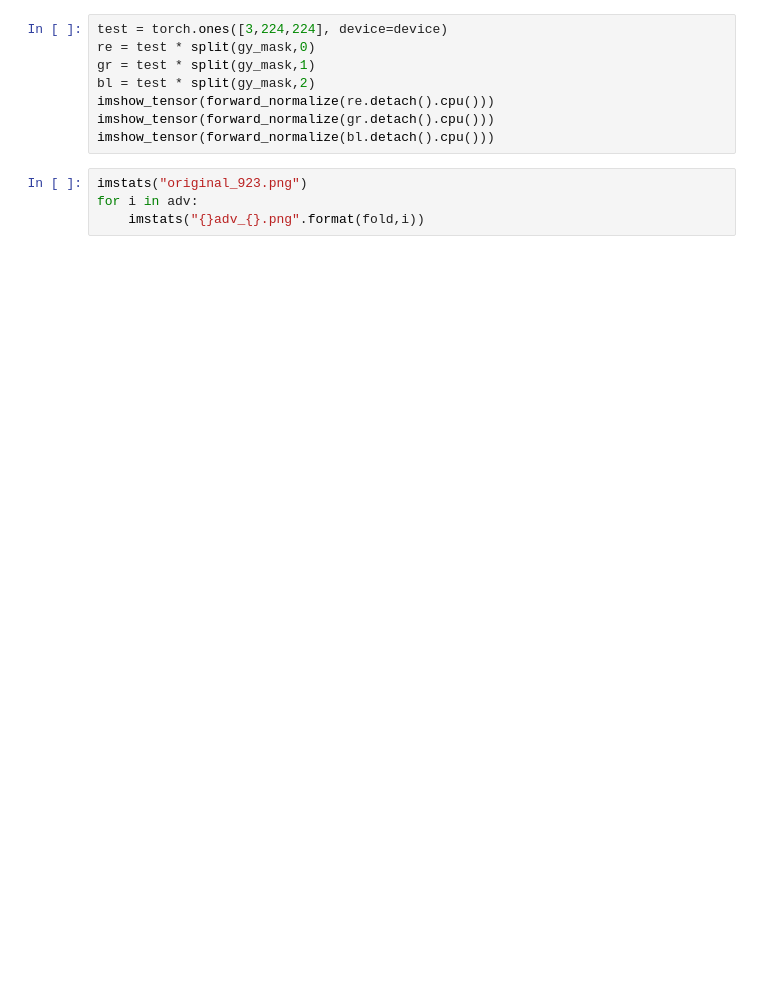
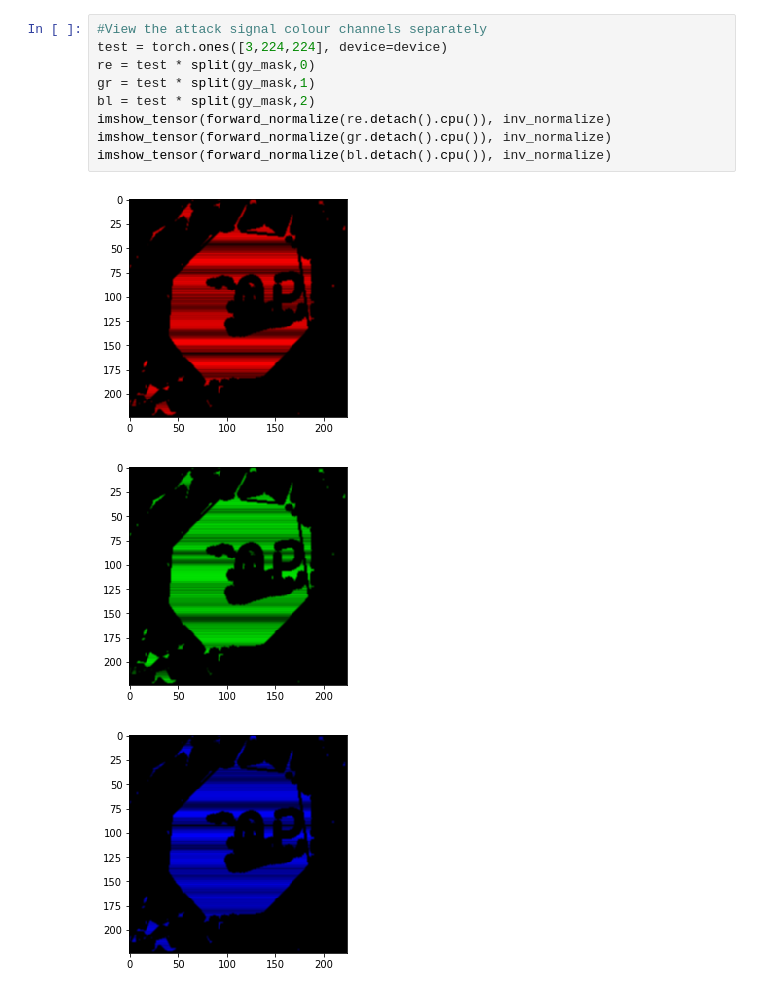
Before and after one commit to earlence-security/invis-perturbations, a Jupyter notebook: image_net.ipynb, the cells around one changed output. Saved outputs shown, nothing was run; the diff lists cells and outputs as text; blank space fills up the shorter version.

```diff
--- a/image_net.ipynb
+++ b/image_net.ipynb
@@ -276,12 +274,13 @@ saveim(inp, "src{}_c{}_sz{}_tg{}.png".format(classidx,c,sz,targidx))
 # %%
+#View the attack signal colour channels separately
 test = torch.ones([3,224,224], device=device)
 re = test * split(gy_mask,0)
 gr = test * split(gy_mask,1)
 bl = test * split(gy_mask,2)
-imshow_tensor(forward_normalize(re.detach().cpu()))
-imshow_tensor(forward_normalize(gr.detach().cpu()))
-imshow_tensor(forward_normalize(bl.detach().cpu()))
+imshow_tensor(forward_normalize(re.detach().cpu()), inv_normalize)
+imshow_tensor(forward_normalize(gr.detach().cpu()), inv_normalize)
+imshow_tensor(forward_normalize(bl.detach().cpu()), inv_normalize)
+# %% [output]
+[figure, added]
+[figure, added]
+[figure, added]
-# %%
-imstats("original_923.png")
-for i in adv:
-    imstats("{}adv_{}.png".format(fold,i))
```
Also changed, not shown: parts of 14 cells of this notebook, 3 other files.
